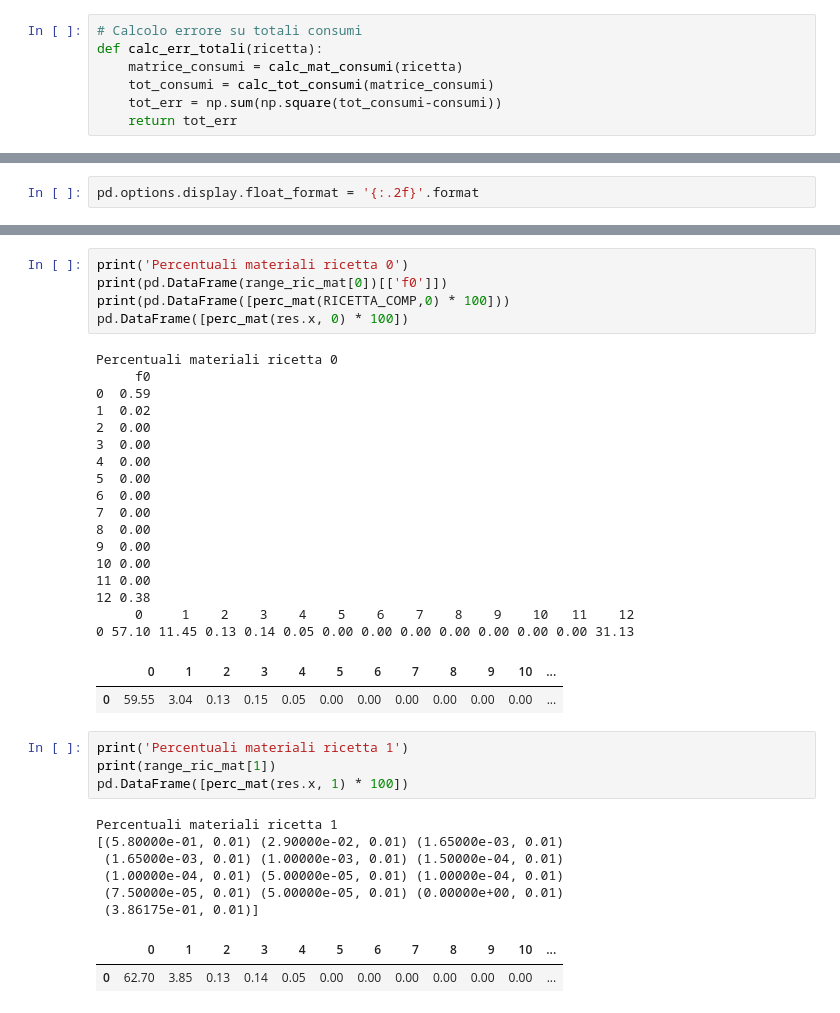
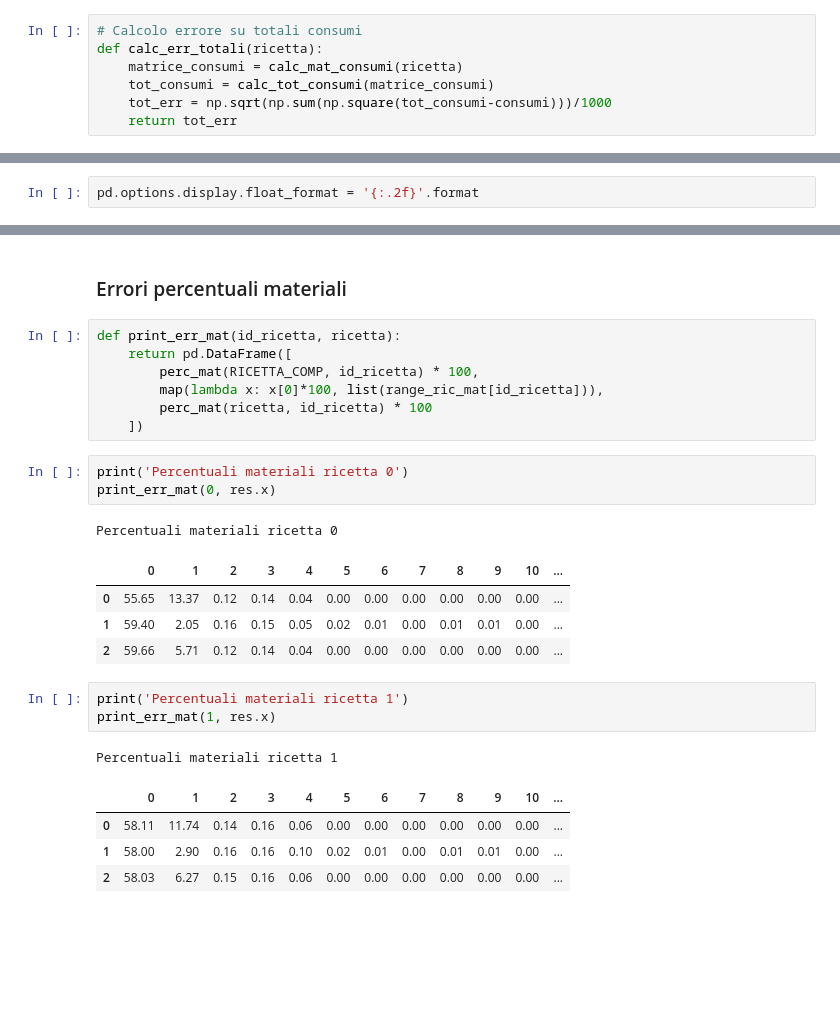
Before and after one commit to PicciMarioRegesta/almag.ottimizzazione-produzione, a Jupyter notebook: optimize5.ipynb, the cells around one changed output, grey strips where cells are left out. Cells and saved outputs as stored; diff of their text form; blank space fills up the shorter version.

```diff
--- a/optimize5.ipynb
+++ b/optimize5.ipynb
@@ -123,7 +125,7 @@ def calc_tot_consumi(matrice_consumi):
 def calc_err_totali(ricetta):
     matrice_consumi = calc_mat_consumi(ricetta)
     tot_consumi = calc_tot_consumi(matrice_consumi)
-    tot_err = np.sum(np.square(tot_consumi-consumi))
+    tot_err = np.sqrt(np.sum(np.square(tot_consumi-consumi)))/1000
     return tot_err
 # %%
 # Calcola rese per famiglia
@@ -378,40 +390,29 @@ Verifica errore rese (resa globale: 1.04)
+# %% [markdown]
+### Errori percentuali materiali
+# %%
+def print_err_mat(id_ricetta, ricetta):
+    return pd.DataFrame([
+        perc_mat(RICETTA_COMP, id_ricetta) * 100,
+        map(lambda x: x[0]*100, list(range_ric_mat[id_ricetta])),
+        perc_mat(ricetta, id_ricetta) * 100
+    ])
 # %%
 print('Percentuali materiali ricetta 0')
-print(pd.DataFrame(range_ric_mat[0])[['f0']])
-print(pd.DataFrame([perc_mat(RICETTA_COMP,0) * 100]))
-pd.DataFrame([perc_mat(res.x, 0) * 100])
+print_err_mat(0, res.x)
 # %% [output]
 Percentuali materiali ricetta 0
-     f0
-0  0.59
-1  0.02
-2  0.00
-3  0.00
-4  0.00
-5  0.00
-6  0.00
-7  0.00
-8  0.00
-9  0.00
-10 0.00
-11 0.00
-12 0.38
-     0     1    2    3    4    5    6    7    8    9    10   11    12
-0 57.10 11.45 0.13 0.14 0.05 0.00 0.00 0.00 0.00 0.00 0.00 0.00 31.13
 |  | 0 | 1 | 2 | 3 | 4 | 5 | 6 | 7 | 8 | 9 | 10 | ... |
-| 0 | 59.55 | 3.04 | 0.13 | 0.15 | 0.05 | 0.00 | 0.00 | 0.00 | 0.00 | 0.00 | 0.00 | ... |
+| 0 | 55.65 | 13.37 | 0.12 | 0.14 | 0.04 | 0.00 | 0.00 | 0.00 | 0.00 | 0.00 | 0.00 | ... |
+| 1 | 59.40 | 2.05 | 0.16 | 0.15 | 0.05 | 0.02 | 0.01 | 0.00 | 0.01 | 0.01 | 0.00 | ... |
+| 2 | 59.66 | 5.71 | 0.12 | 0.14 | 0.04 | 0.00 | 0.00 | 0.00 | 0.00 | 0.00 | 0.00 | ... |
 # %%
 print('Percentuali materiali ricetta 1')
-print(range_ric_mat[1])
-pd.DataFrame([perc_mat(res.x, 1) * 100])
+print_err_mat(1, res.x)
 # %% [output]
 Percentuali materiali ricetta 1
-[(5.80000e-01, 0.01) (2.90000e-02, 0.01) (1.65000e-03, 0.01)
- (1.65000e-03, 0.01) (1.00000e-03, 0.01) (1.50000e-04, 0.01)
- (1.00000e-04, 0.01) (5.00000e-05, 0.01) (1.00000e-04, 0.01)
- (7.50000e-05, 0.01) (5.00000e-05, 0.01) (0.00000e+00, 0.01)
- (3.86175e-01, 0.01)]
 |  | 0 | 1 | 2 | 3 | 4 | 5 | 6 | 7 | 8 | 9 | 10 | ... |
-| 0 | 62.70 | 3.85 | 0.13 | 0.14 | 0.05 | 0.00 | 0.00 | 0.00 | 0.00 | 0.00 | 0.00 | ... |
+| 0 | 58.11 | 11.74 | 0.14 | 0.16 | 0.06 | 0.00 | 0.00 | 0.00 | 0.00 | 0.00 | 0.00 | ... |
+| 1 | 58.00 | 2.90 | 0.16 | 0.16 | 0.10 | 0.02 | 0.01 | 0.00 | 0.01 | 0.01 | 0.00 | ... |
+| 2 | 58.03 | 6.27 | 0.15 | 0.16 | 0.06 | 0.00 | 0.00 | 0.00 | 0.00 | 0.00 | 0.00 | ... |
 # %%
 print('Percentuali materiali ricetta 2')
```
Also changed, not shown: parts of 24 cells of this notebook, 2 other files.
